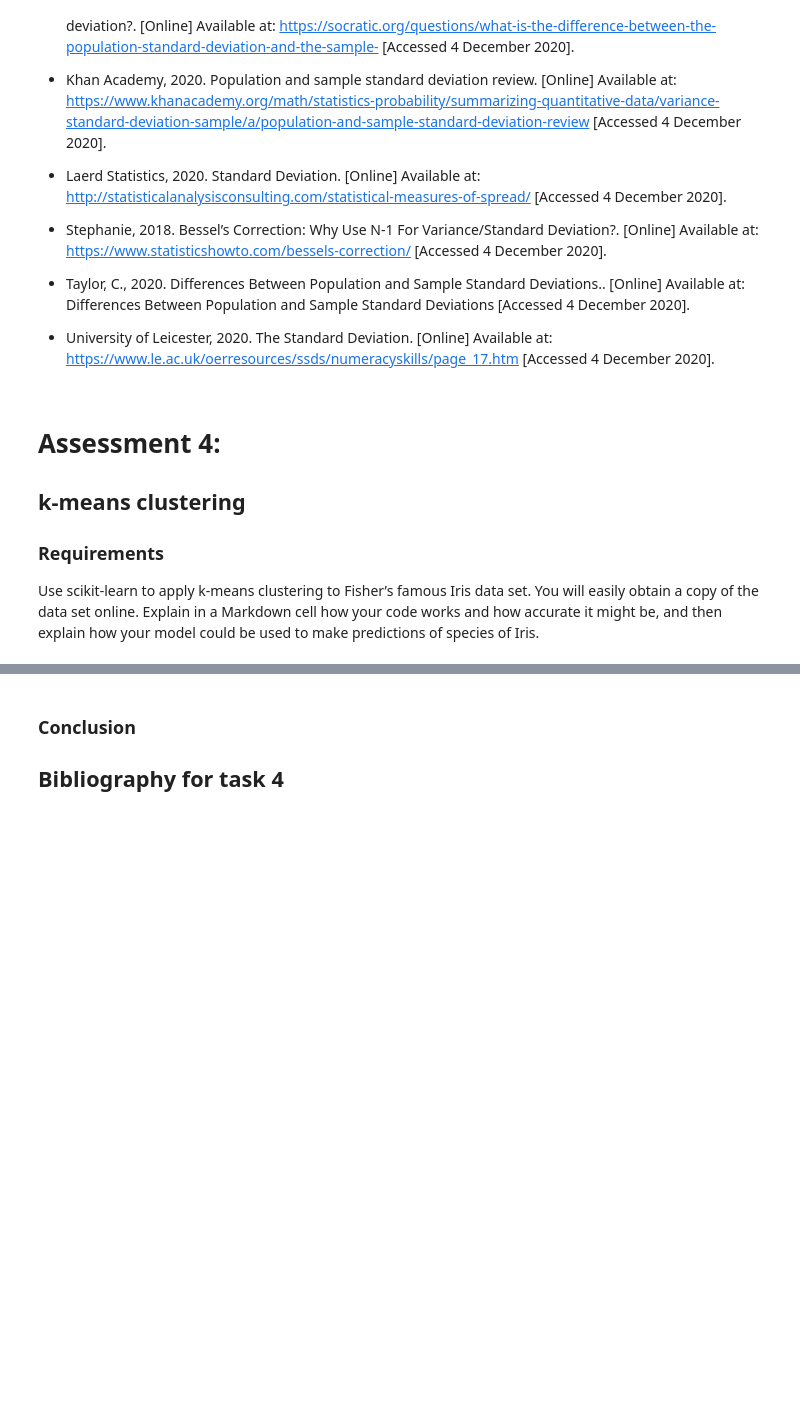
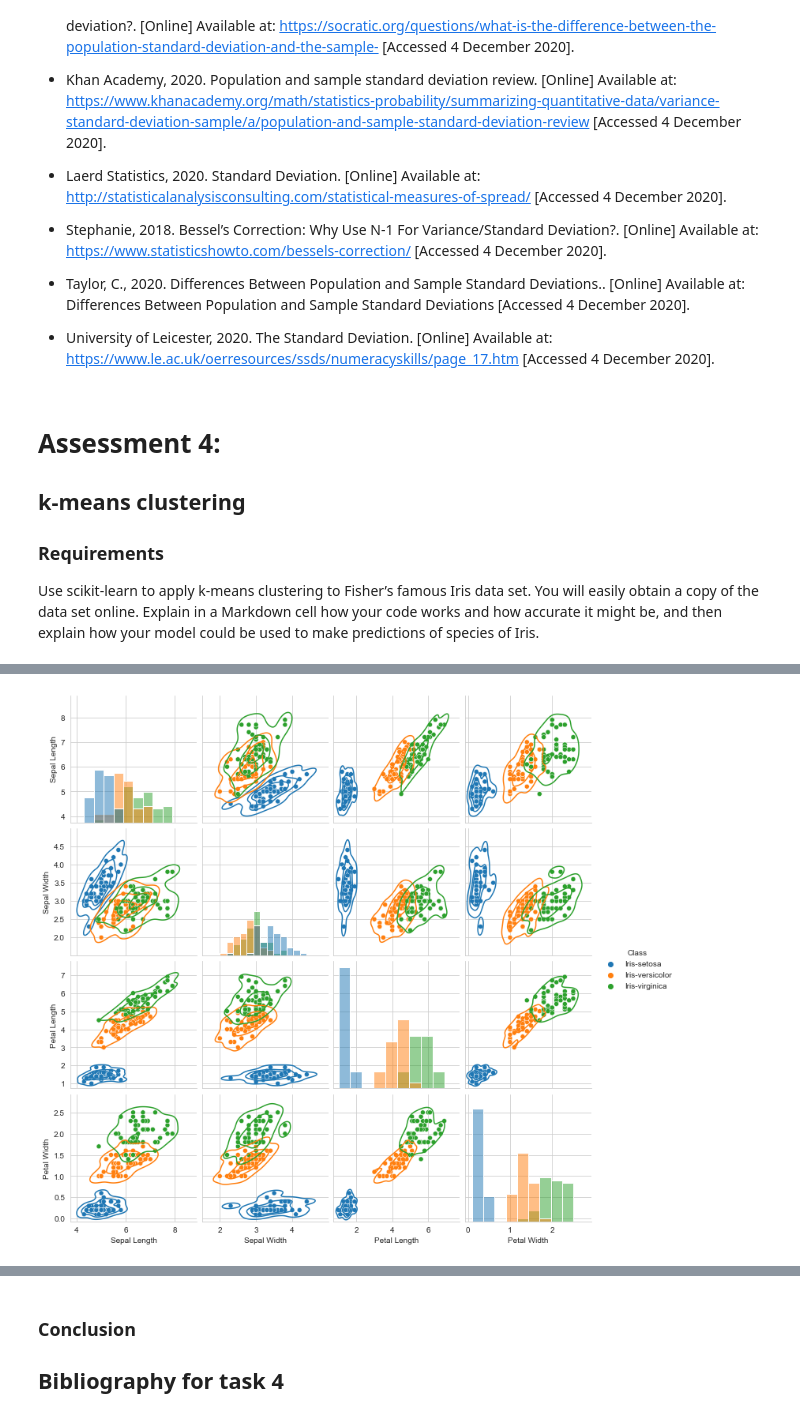
Before and after one commit to Clauric/Machine-Learning-Tasks, a Jupyter notebook: Machine Learning Tasks.ipynb, the cells around one changed output, grey strips where cells are left out. Cells and saved outputs as stored; diff of their text form; code cells hidden in the pictures; blank space fills up the shorter version.

Commit message:
K-means code added, updated readme file

```diff
--- a/Machine Learning Tasks.ipynb
+++ b/Machine Learning Tasks.ipynb
@@ -795,0 +761,99 @@ Iris-virginica           5.9          3.0           5.1          1.8
+# %%
+import matplotlib.pyplot as plt
+import numpy as np
+import pandas as pd
+from pandas.plotting import scatter_matrix
+import seaborn as sns
+from sklearn.preprocessing import StandardScaler
+from sklearn.preprocessing import MinMaxScaler
+from sklearn.decomposition import PCA
+from sklearn.cluster import KMeans
+
+# Load the Irish dataset
+
+url = "https://raw.githubusercontent.com/jbrownlee/Datasets/master/iris.csv"            # URL of data source being used
+name = ["Sepal Length", "Sepal Width", "Petal Length", "Petal Width", "Class"]          # Headers of rows, as data source does not contain any
+iris_df = pd.read_csv(url, names=name)                                                  # Loading of data set to "iris_df"
+
+# Show the pairplot for the dataset
+sns.set_style("whitegrid")                                                              # Set Seaborn plot style to whitegrid
+pp = sns.pairplot(iris_df, hue = "Class", diag_kind="hist")                             # Create pairplot of the 4 numerical fields in the dataset, with a forced histogram on the diagonal
+pp.map_lower(sns.kdeplot, levels = 4, color = "0.2")                                    # Overlay the lower pairplots with kernel density estimate plots
+pp.map_upper(sns.kdeplot, levels = 4, color = "0.2")                                    # Overlay the upper pairplots with kernel density estimate plots
+plt.show()                                                                              # Show pairplot
+
+print(iris_df.describe())                                                               # Print a description of all columns in the dataset
+
+values_ar = iris_df[iris_df.columns[0:4]]                                               # Create an array of the dataframes values only
+
+# Normalize the numeric features so they're on the same scale
+scaled_ar = StandardScaler().fit_transform(values_ar)                                   # Use the StandardScaler feature to create a normalised array of the values in the dataset
+minmax_ar = MinMaxScaler().fit_transform(values_ar)                                     # Use the MinMaxScaler feature to create a normalised array of the values in the dataset
+
+# Use Principal Components Analysis to reduce the number of dimensions
+pca = PCA()                                                                             # Set PCA variable 1
+pca_2 = PCA()                                                                           # Set PCA variable 2
+pca.fit(scaled_ar)                                                                      # Use the PCA fit on the scaled array of values
+pca_2.fit(minmax_ar)                                                                    # Use the PCA fit on the minmax array of values
+
+# See how many dimensions we want to keep
+# Graphical review
+plt.plot(range(0, 4), pca.explained_variance_ratio_.cumsum(), marker = "o", linestyle = "--")   # Plot the cumulative variance ratios for the PCA scaled array on the graph
+plt.plot(range(0, 4), pca_2.explained_variance_ratio_.cumsum(), marker = "x", linestyle = "-")  # Plot the cumulative variance ratios for the PCA minmax array on the graph
+plt.legend(["Standard", "MinMax"])                                                      # Show the legend on the graph
+plt.title("Explained Variance of Components")                                           # Show the title of the graph
+plt.xlabel("Number of Components")                                                      # Show the name of the x-axis
+plt.ylabel("Cumulative Explained Variance")                                             # Show the name of the y-axis
+plt.grid(which = "major", axis = "x")                                                   # Show the minor grid lines on the x axis
+plt.grid(which = "major", axis = "y")                                                   # Show the minor grid lines on the y axis
+plt.show()                                                                              # Show thw graph
+
+# Tect based
+print(pca.explained_variance_ratio_.cumsum())                                           # Print the cumulative variance ratios for the PCA scaled array
+print(pca_2.explained_variance_ratio_.cumsum())                                         # Print the cumulative variance ratios for the PCA minmax array
+
+# Get two principal components
+pca = PCA(n_components=2).fit(minmax_ar)                                                # Set the number of components/variables being captured to 2
+minmax_2d = pca.transform(minmax_ar)                                                    # Create a 2d matrix from the components/variables
+
+# Create 11 models with 1 to 12 clusters
+wcss = []
+for i in range(1, 12):
+    kmeans = KMeans(n_clusters = i)                                                     # k-means clusters incrementing in steps of 1
+    kmeans.fit(minmax_2d)                                                               # Fit the data points
+    wcss.append(kmeans.inertia_)                                                        # Get the WCSS (inertia) value
+
+# Plot the WCSS values onto a line graph
+plt.plot(range(1, 12), wcss)                                                            # Set a plot with a range from 1 to 12, and plot the wcss values
+plt.title('WCSS by Clusters')                                                           # Set the title
+plt.xlabel('Number of clusters')                                                        # Set the x axis label
+plt.ylabel('WCSS')                                                                      # Set the y asix label
+plt.xticks(np.arange(0, 12, step = 12))                                                 # Force all the xticks to be visible
+plt.grid(which = "major", axis = "x")                                                   # Show the minor grid lines on the x axis
+plt.grid(which = "major", axis = "y")                                                   # Show the minor grid lines on the y axis
+plt.show()                                                                              # Show the plot
+
+print(wcss)                                                                             # Print out the wcss
+
+# Create a model based on 3 centroids
+model = KMeans(n_clusters=3, init='k-means++', random_state = 10)                       # Create a k-means model based on 3 clusters, and a random starting state of 10
+# Fit to the data and predict the cluster assignments for each data point
+km_clusters = model.fit_predict(minmax_ar)                                              # Fir the model to the data, and determine the clusters for each data point
+# View the cluster assignments
+print(km_clusters)                                                                      # Print the cluster for each data point
+
+def plot_clusters(samples, clusters):                                                   # Function to plot the clusters
+    col_dic = {0:"blue",1:"green",2:"orange"}                                           # Colour dictionary for the the nodes
+    mrk_dic = {0:"*",1:"o",2:"+"}                                                       # Shape dictionary for the different nodes
+    colors = [col_dic[x] for x in clusters]                                             # Set the colours for each data point
+    markers = [mrk_dic[x] for x in clusters]                                            # Set the shape for each data point
+    for sample in range(len(clusters)):                                                 # For each data point
+        plt.scatter(samples[sample][0], samples[sample][1], color = colors[sample], marker=markers[sample], s=100)  # PLot the scatter graph using the colours, and markers for the cluster
+    plt.xlabel("Component 1")                                                           # Set the label for the x axis
+    plt.ylabel("Component 2")                                                           # Set the label for the y axis
+    plt.title("K-means cluster assignments for Irises")                                 # Set the title of the plot
+    plt.show()                                                                          # Show the plot
+
+plot_clusters(minmax_2d, km_clusters)                                                   # Call the function to plot the clusters
+# %% [output]
+[figure, added]
```
Also changed, not shown: parts of 3 cells of this notebook, 1 other file.
